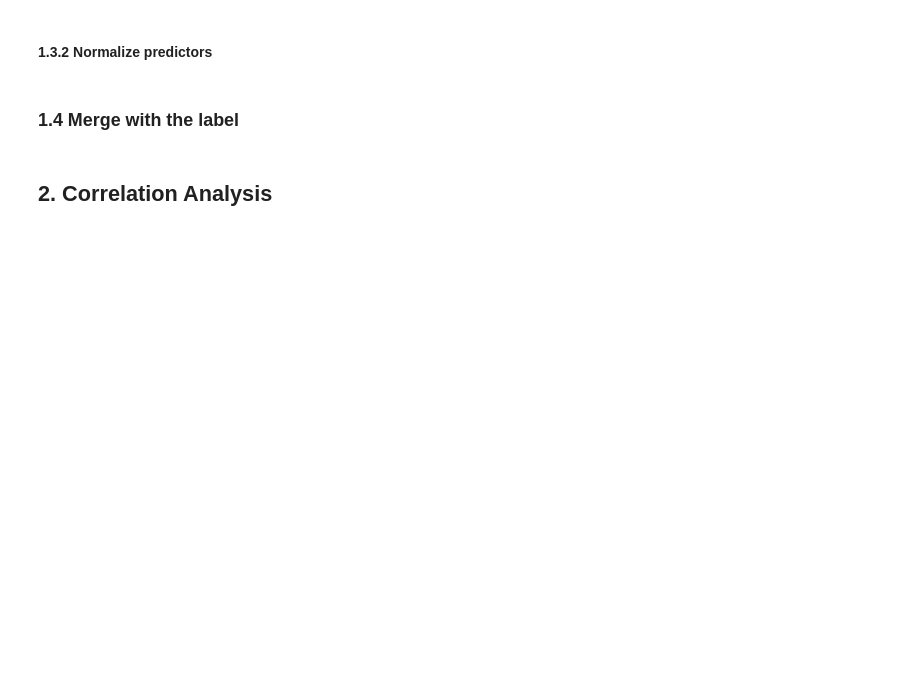
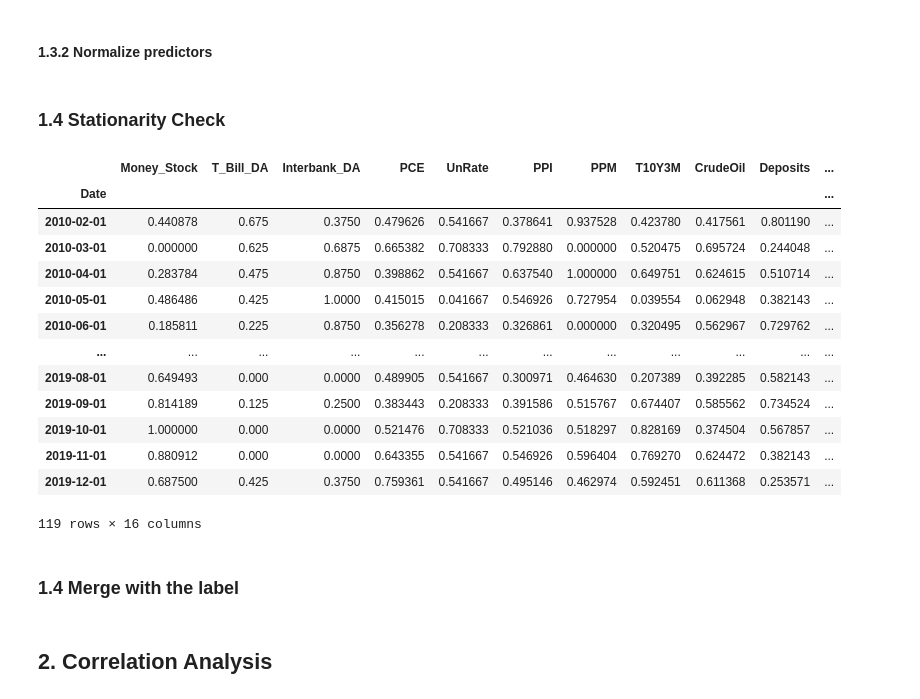
Before and after one commit to namtran6701/Inflation_Prediction, a Jupyter notebook: project_3.ipynb, the cells around one changed output. Drawn from its saved outputs; the diff is of its cells as text; code cells hidden in the pictures; blank space fills up the shorter version.

```diff
--- a/project_3.ipynb
+++ b/project_3.ipynb
@@ -792,6 +763,25 @@ from sklearn.preprocessing import MinMaxScaler
 scaler = MinMaxScaler()
 clean_predictors = scaler.fit_transform(clean_predictors)
 clean_predictors = pd.DataFrame(clean_predictors, columns=predictors.columns, index=predictors.index)
+# %% [markdown]
+### 1.4 Stationarity Check
+# %%
+clean_predictors
+# %% [output]
+|  | Money_Stock | T_Bill_DA | Interbank_DA | PCE | UnRate | PPI | PPM | T10Y3M | CrudeOil | Deposits | ... |
+| Date |  |  |  |  |  |  |  |  |  |  | ... |
+| 2010-02-01 | 0.440878 | 0.675 | 0.3750 | 0.479626 | 0.541667 | 0.378641 | 0.937528 | 0.423780 | 0.417561 | 0.801190 | ... |
+| 2010-03-01 | 0.000000 | 0.625 | 0.6875 | 0.665382 | 0.708333 | 0.792880 | 0.000000 | 0.520475 | 0.695724 | 0.244048 | ... |
+| 2010-04-01 | 0.283784 | 0.475 | 0.8750 | 0.398862 | 0.541667 | 0.637540 | 1.000000 | 0.649751 | 0.624615 | 0.510714 | ... |
+| 2010-05-01 | 0.486486 | 0.425 | 1.0000 | 0.415015 | 0.041667 | 0.546926 | 0.727954 | 0.039554 | 0.062948 | 0.382143 | ... |
+| 2010-06-01 | 0.185811 | 0.225 | 0.8750 | 0.356278 | 0.208333 | 0.326861 | 0.000000 | 0.320495 | 0.562967 | 0.729762 | ... |
+| ... | ... | ... | ... | ... | ... | ... | ... | ... | ... | ... | ... |
+| 2019-08-01 | 0.649493 | 0.000 | 0.0000 | 0.489905 | 0.541667 | 0.300971 | 0.464630 | 0.207389 | 0.392285 | 0.582143 | ... |
+| 2019-09-01 | 0.814189 | 0.125 | 0.2500 | 0.383443 | 0.208333 | 0.391586 | 0.515767 | 0.674407 | 0.585562 | 0.734524 | ... |
+| 2019-10-01 | 1.000000 | 0.000 | 0.0000 | 0.521476 | 0.708333 | 0.521036 | 0.518297 | 0.828169 | 0.374504 | 0.567857 | ... |
+| 2019-11-01 | 0.880912 | 0.000 | 0.0000 | 0.643355 | 0.541667 | 0.546926 | 0.596404 | 0.769270 | 0.624472 | 0.382143 | ... |
+| 2019-12-01 | 0.687500 | 0.425 | 0.3750 | 0.759361 | 0.541667 | 0.495146 | 0.462974 | 0.592451 | 0.611368 | 0.253571 | ... |
+119 rows × 16 columns
 # %% [markdown]
 ### 1.4 Merge with the label
 # %%
```
Also changed, not shown: parts of 25 cells of this notebook, 1 other file.
